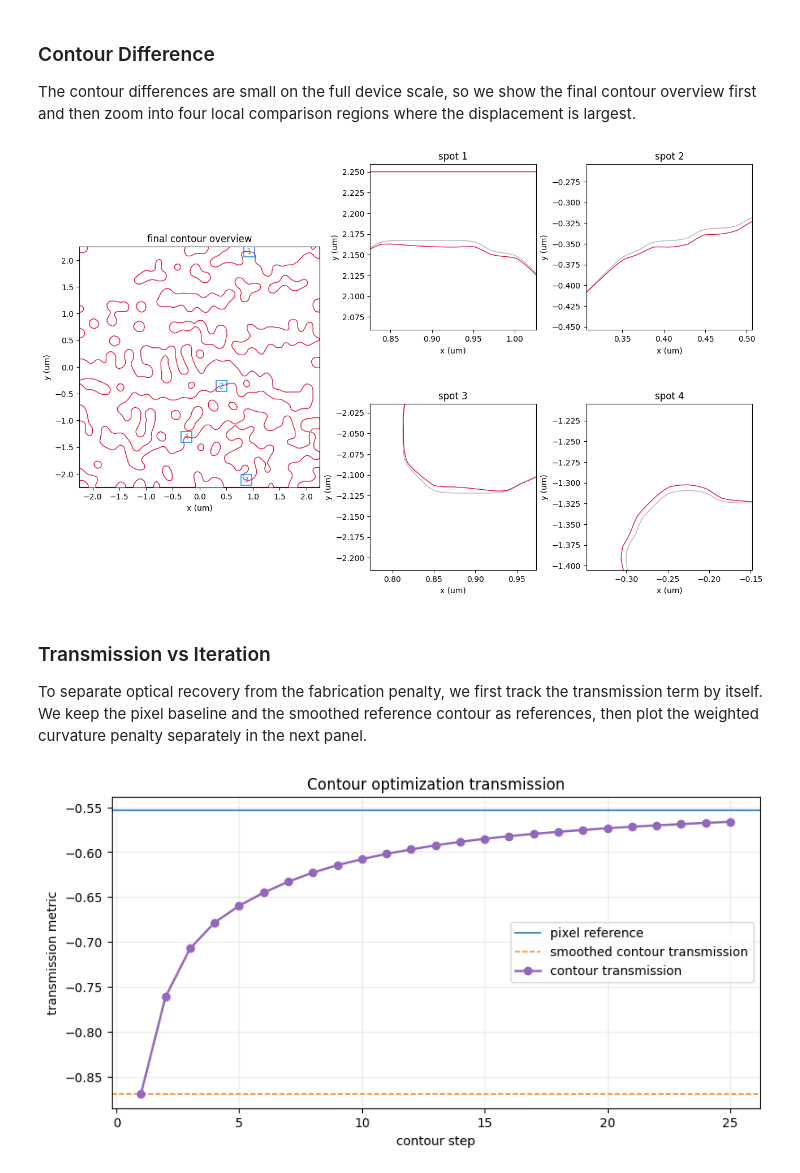
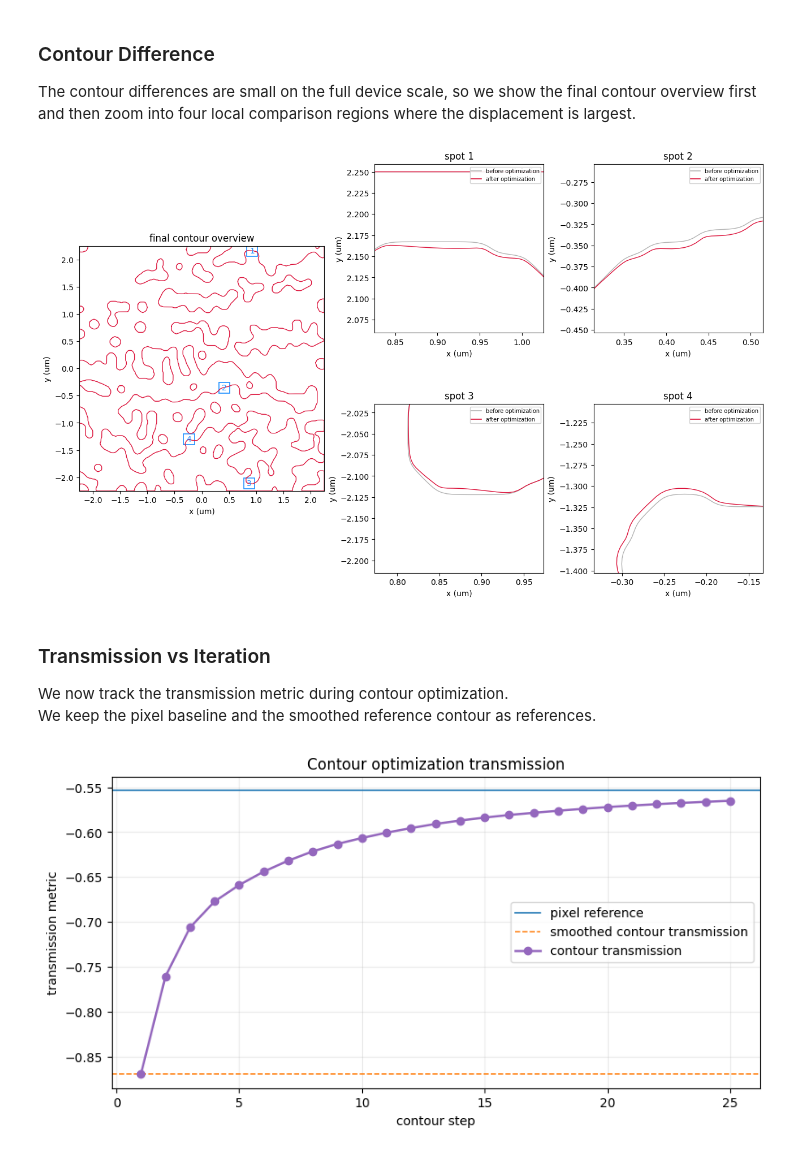
Before and after one commit to flexcompute/tidy3d-notebooks, a Jupyter notebook: Autograd32WDMTopologyToContourFinetuning.ipynb, the cells around one changed output. Saved outputs shown, nothing was run; the diff lists cells and outputs as text; code cells hidden in the pictures.

Commit message:
Update contour finetuning notebook variant

```diff
--- a/Autograd32WDMTopologyToContourFinetuning.ipynb
+++ b/Autograd32WDMTopologyToContourFinetuning.ipynb
@@ -847,6 +807,7 @@ The contour differences are small on the full device scale, so we show the final
 overview first and then zoom into four local comparison regions where the displacement is
 largest.
 # %%
+from matplotlib.lines import Line2D
 from matplotlib.patches import Rectangle
 
 flat_params_over_steps_arr = np.asarray(flat_params_over_steps, dtype=float)
@@ -873,6 +834,11 @@ for _ in range(n_focus_spots):
         np.abs(final_vertex_xy[:, 1] - focus_y) <= zoom_half_height
     )
     excluded_vertices |= in_cutout
+
+zoom_legend_handles = [
+    Line2D([0], [0], color="0.7", lw=1.2, label="before optimization"),
+    Line2D([0], [0], color="crimson", lw=1.2, label="after optimization"),
+]
 
 fig_diff = plt.figure(figsize=(12.8, 8.4), constrained_layout=True)
 grid = fig_diff.add_gridspec(2, 3, width_ratios=(1.45, 1.0, 1.0))
@@ -907,40 +873,46 @@ for spot_num, (_, focus_x, focus_y, _) in enumerate(focus_spots, start=1):
         edgecolor="dodgerblue",
         linewidth=1.2,
     )
     ax_diff.add_patch(rect)
     ax_diff.text(
         focus_x,
         focus_y,
         f"{spot_num}",
         color="dodgerblue",
         ha="center",
         va="center",
     )
 ax_diff.set_aspect("equal")
 ax_diff.set_xlim(-lx / 2, lx / 2)
 ax_diff.set_ylim(-ly / 2, ly / 2)
 ax_diff.set_xlabel("x (um)")
 ax_diff.set_ylabel("y (um)")
 
 for spot_num, (ax_zoom, (_, focus_x, focus_y, focus_delta)) in enumerate(
     zip(ax_zooms, focus_spots),
     start=1,
 ):
     ax_zoom.set_title(f"spot {spot_num}")
     ax_zoom.set_aspect("equal")
     ax_zoom.set_xlim(focus_x - zoom_half_width, focus_x + zoom_half_width)
     ax_zoom.set_ylim(focus_y - zoom_half_height, focus_y + zoom_half_height)
     ax_zoom.set_xlabel("x (um)")
     ax_zoom.set_ylabel("y (um)")
+    ax_zoom.legend(
+        handles=zoom_legend_handles,
+        loc="upper right",
+        fontsize=7,
+        framealpha=0.9,
+        borderpad=0.25,
+        handlelength=1.8,
+    )
 plt.show()
 # %% [output]
-[figure, old version]
+[figure, new version]
 # %% [markdown]
 ### Transmission vs Iteration
-To separate optical recovery from the fabrication penalty, we first track the
-transmission term by itself.<br>
-We keep the pixel baseline and the smoothed reference contour as references, then plot
-the weighted curvature penalty separately in the next panel.
+We now track the transmission metric during contour optimization.<br>
+We keep the pixel baseline and the smoothed reference contour as references.
 # %%
 fig_tx, ax_tx = plt.subplots(figsize=(8.0, 4.2), constrained_layout=True)
 ax_tx.axhline(
```
Also changed, not shown: parts of 20 cells of this notebook.
